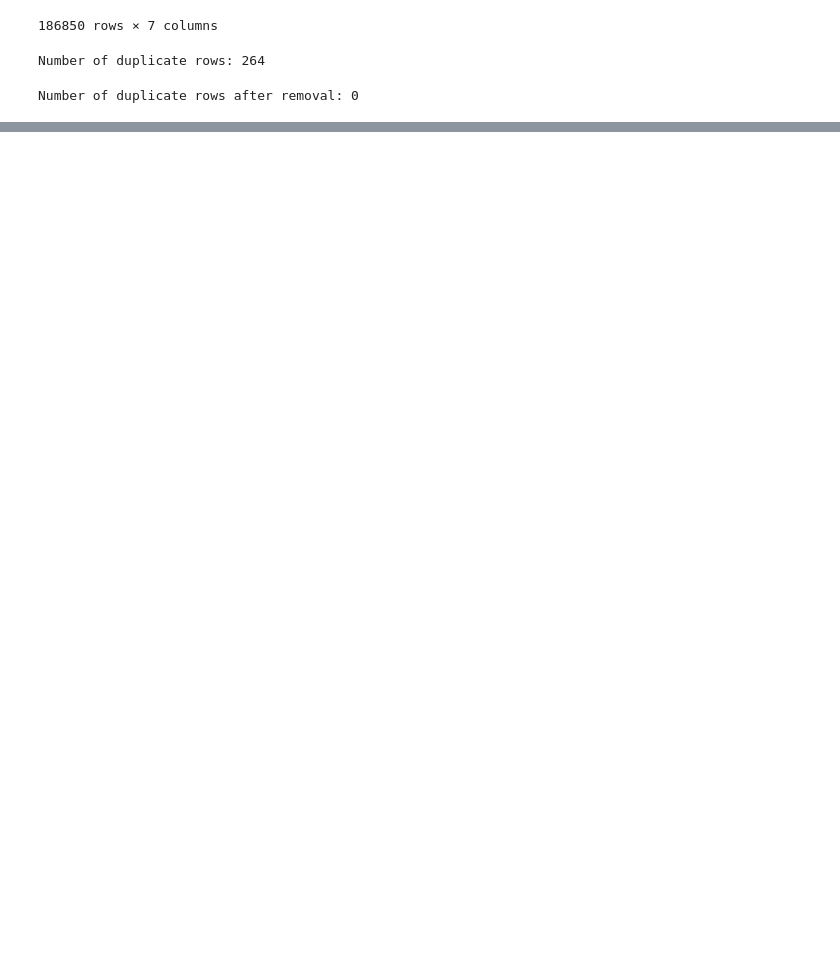
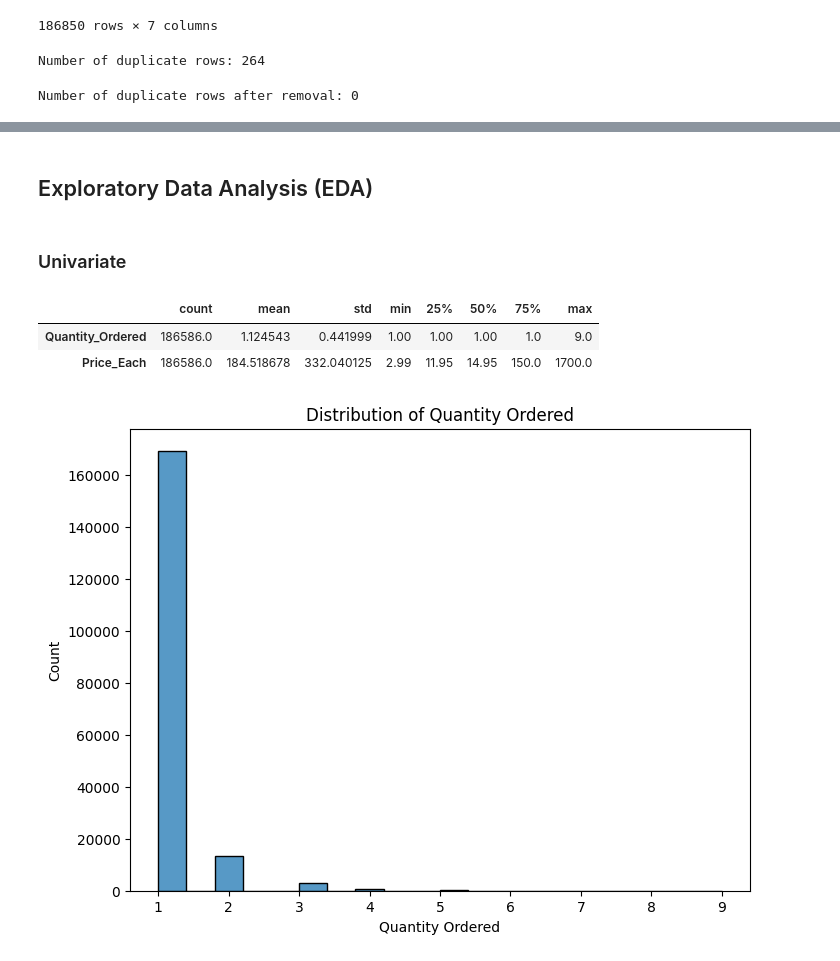
Before and after one commit to modelMaestroSolo/bi-insights, a Jupyter notebook: bi_insight.ipynb, the cells around one changed output, grey strips where cells are left out. Drawn from its saved outputs; the diff is of its cells as text; code cells hidden in the pictures; blank space fills up the shorter version.

Commit message:
EDA:univariate,Bivaariate and Multi variate

```diff
--- a/bi_insight.ipynb
+++ b/bi_insight.ipynb
@@ -1009,3 +1009,25 @@ data.head()
 | 2 | 141236.0 | Wired Headphones | 2.0 | 11.99 | 2019-01-17 13:33:00 | 538 Adams St, San Francisco, CA 9... | 1.0 |
 | 3 | 141237.0 | 27in FHD Monitor | 1.0 | 149.99 | 2019-01-05 20:33:00 | 738 10th St, Los Angeles, CA 90001 | 1.0 |
 | 4 | 141238.0 | Wired Headphones | 1.0 | 11.99 | 2019-01-25 11:59:00 | 387 10th St, Austin, TX 73301 | 1.0 |
+# %% [markdown]
+## Exploratory Data Analysis (EDA)
+# %% [markdown]
+### Univariate
+# %%
+# Numerical variables
+numerical_vars = ['Quantity_Ordered', 'Price_Each']
+data[numerical_vars].describe().T
+# %% [output]
+|  | count | mean | std | min | 25% | 50% | 75% | max |
+| Quantity_Ordered | 186586.0 | 1.124543 | 0.441999 | 1.00 | 1.00 | 1.00 | 1.0 | 9.0 |
+| Price_Each | 186586.0 | 184.518678 | 332.040125 | 2.99 | 11.95 | 14.95 | 150.0 | 1700.0 |
+# %%
+# Histogram for Quantity_Ordered
+plt.figure(figsize=(8, 6))
+sns.histplot(data=data, x='Quantity_Ordered', bins=20)
+plt.xlabel('Quantity Ordered')
+plt.ylabel('Count')
+plt.title('Distribution of Quantity Ordered')
+plt.show()
+# %% [output]
+[figure, added]
```
Also changed, not shown: parts of 9 cells of this notebook.
